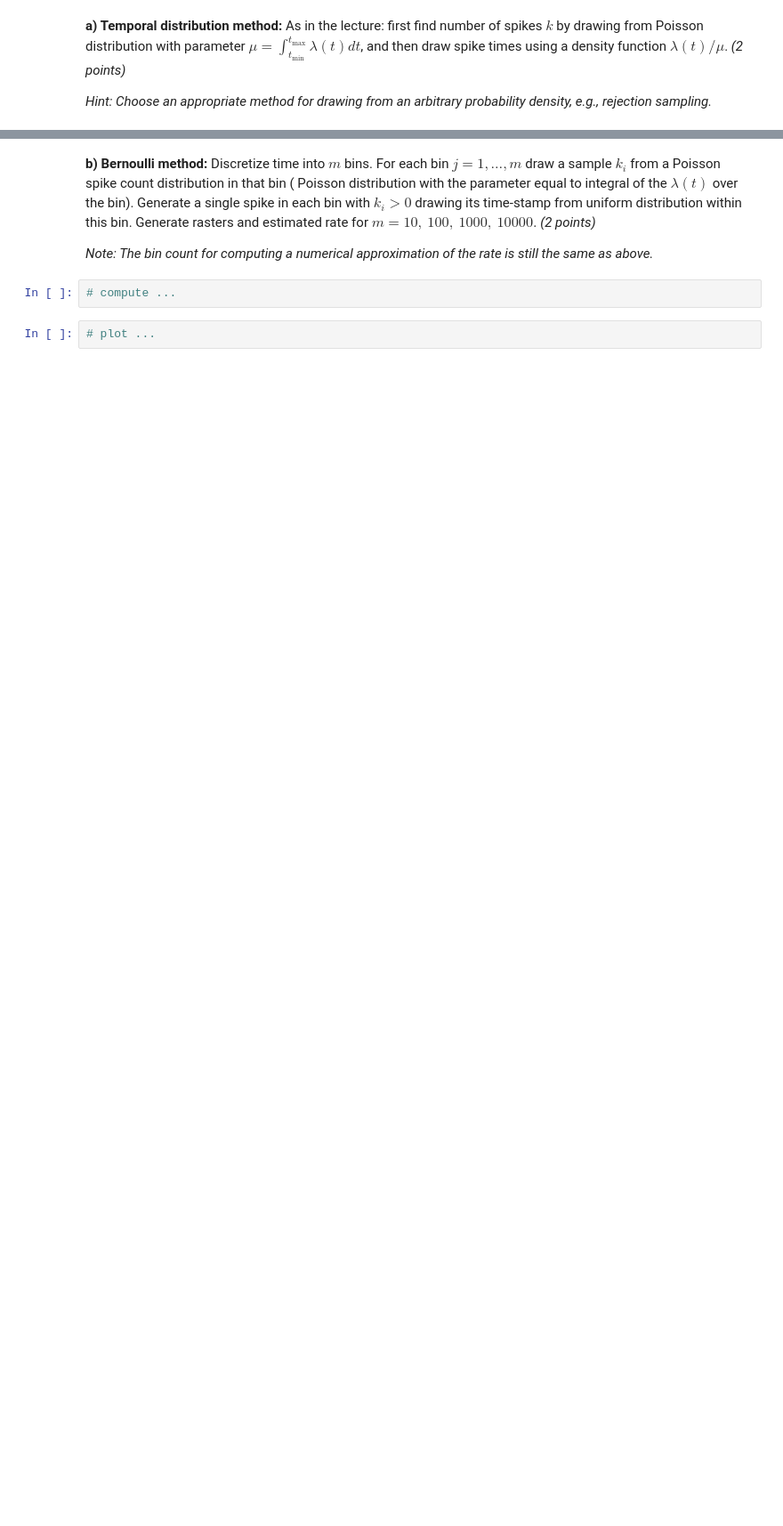
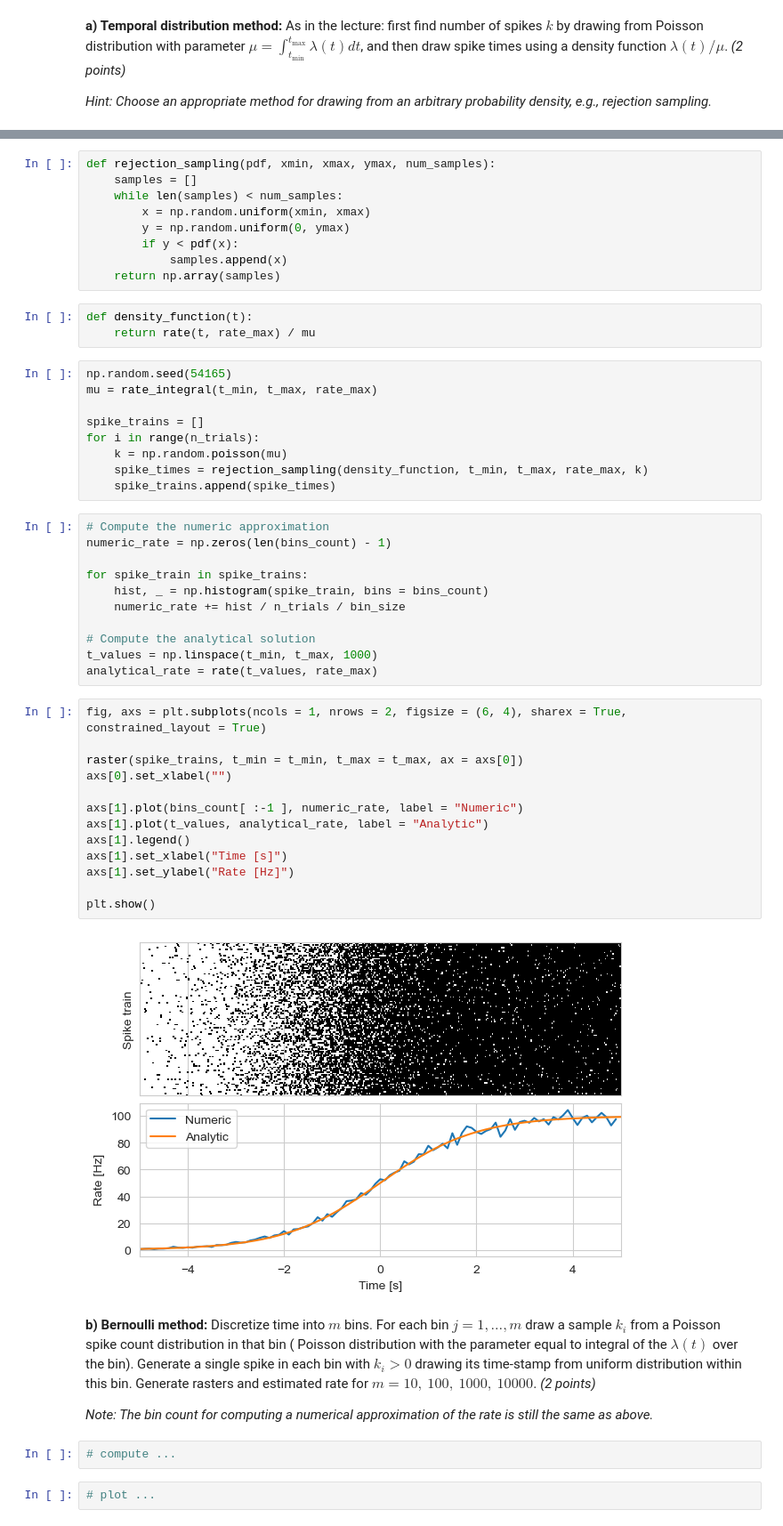
Before and after one commit to kerseviciute/neural-coding, a Jupyter notebook: 2024_Neural_coding_Homework2.ipynb, the cells around one changed output, grey strips where cells are left out. Shown at 89% size. Drawn from its saved outputs; the diff is of its cells as text; blank space fills up the shorter version.

```diff
--- a/2024_Neural_coding_Homework2.ipynb
+++ b/2024_Neural_coding_Homework2.ipynb
@@ -81,3 +78,50 @@ __a) Temporal distribution method:__ As in the lecture: first find number of spi
+# %%
+def rejection_sampling(pdf, xmin, xmax, ymax, num_samples):
+    samples = []
+    while len(samples) < num_samples:
+        x = np.random.uniform(xmin, xmax)
+        y = np.random.uniform(0, ymax)
+        if y < pdf(x):
+            samples.append(x)
+    return np.array(samples)
+# %%
+def density_function(t):
+    return rate(t, rate_max) / mu
+# %%
+np.random.seed(54165)
+mu = rate_integral(t_min, t_max, rate_max)
+
+spike_trains = []
+for i in range(n_trials):
+    k = np.random.poisson(mu)
+    spike_times = rejection_sampling(density_function, t_min, t_max, rate_max, k)
+    spike_trains.append(spike_times)
+# %%
+# Compute the numeric approximation
+numeric_rate = np.zeros(len(bins_count) - 1)
+
+for spike_train in spike_trains:
+    hist, _ = np.histogram(spike_train, bins = bins_count)
+    numeric_rate += hist / n_trials / bin_size
+
+# Compute the analytical solution
+t_values = np.linspace(t_min, t_max, 1000)
+analytical_rate = rate(t_values, rate_max)
+# %%
+fig, axs = plt.subplots(ncols = 1, nrows = 2, figsize = (6, 4), sharex = True, constrained_layout = True)
+
+raster(spike_trains, t_min = t_min, t_max = t_max, ax = axs[0])
+axs[0].set_xlabel("")
+
+axs[1].plot(bins_count[ :-1 ], numeric_rate, label = "Numeric")
+axs[1].plot(t_values, analytical_rate, label = "Analytic")
+axs[1].legend()
+axs[1].set_xlabel("Time [s]")
+axs[1].set_ylabel("Rate [Hz]")
+
+plt.show()
+# %% [output]
+[figure, added]
 # %% [markdown]
 __b) Bernoulli method:__ Discretize time into $m$ bins. For each bin $j = 1, \ldots, m$ draw a sample $k_i$ from a Poisson spike count distribution in that bin ( Poisson distribution with the parameter equal to integral of the $\lambda(t)$ over the bin). Generate a single spike in each bin with $k_i > 0$ drawing its time-stamp from uniform distribution within this bin. Generate rasters and estimated rate for $m = 10, \: 100, \: 1000, \: 10000.$ _(2 points)_
 
```
Also changed, not shown: parts of 4 cells of this notebook.
